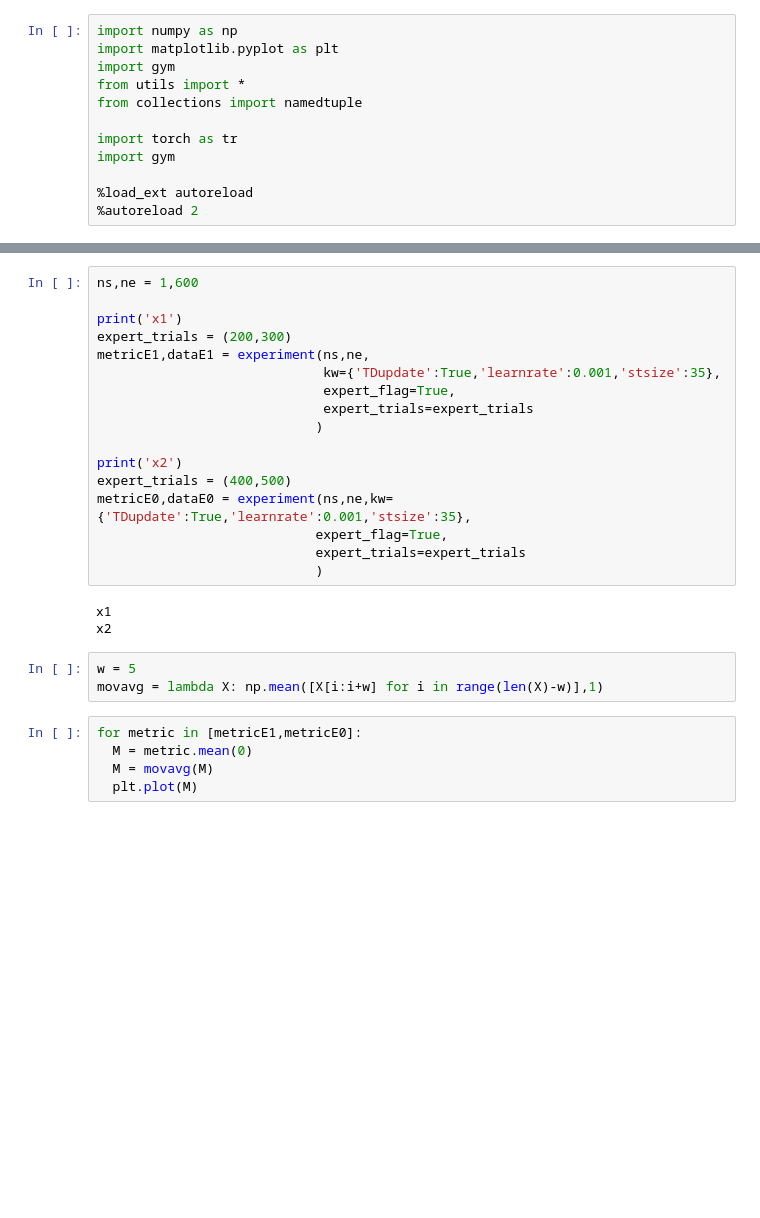
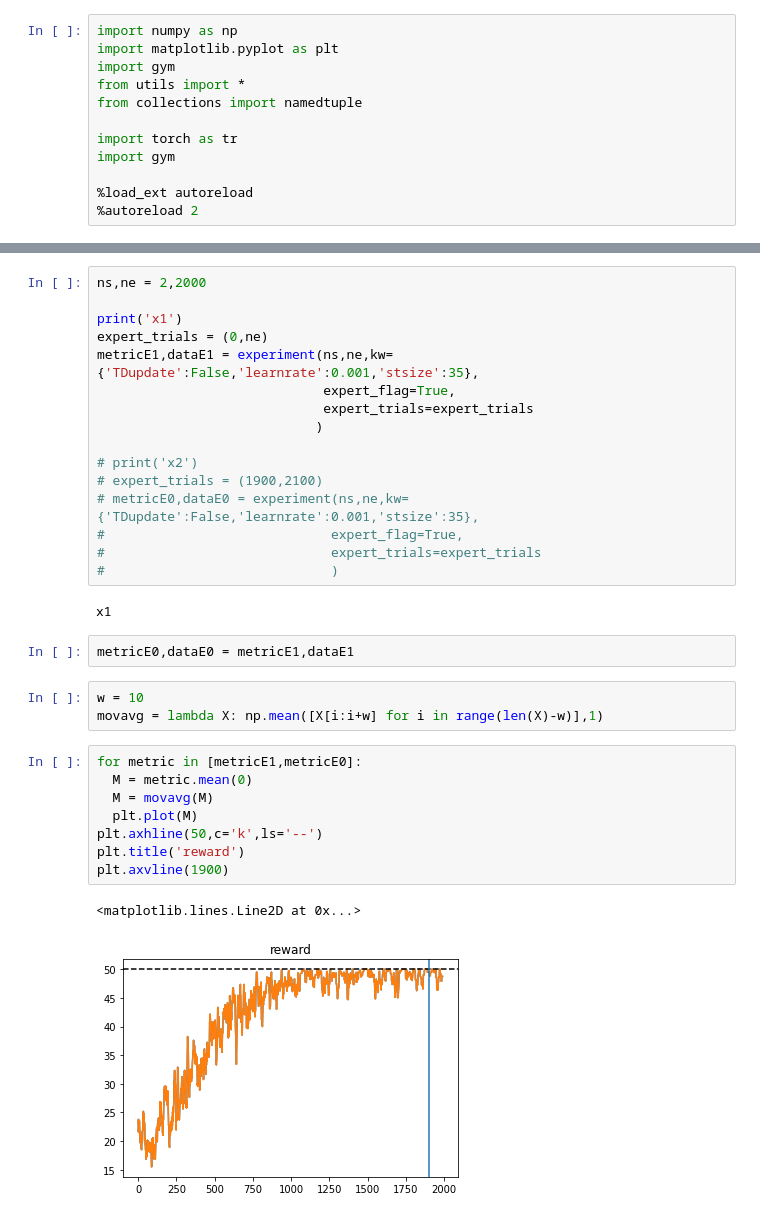
Before and after one commit to andrebeu/obs-learning, a Jupyter notebook: main.ipynb, the cells around one changed output, grey strips where cells are left out. Cells and saved outputs as stored; diff of their text form; blank space fills up the shorter version.

```diff
--- a/main.ipynb
+++ b/main.ipynb
@@ -67,33 +73,39 @@ def experiment(nseeds,neps,kw={},expert_flag=True,expert_trials=None):
       data[3,s,e] = is_weight.prod()
   return metric,data
 # %%
-ns,ne = 1,600
+ns,ne = 2,2000
 
 print('x1')
-expert_trials = (200,300)
-metricE1,dataE1 = experiment(ns,ne,
-                             kw={'TDupdate':True,'learnrate':0.001,'stsize':35},
+expert_trials = (0,ne)
+metricE1,dataE1 = experiment(ns,ne,kw={'TDupdate':False,'learnrate':0.001,'stsize':35},
                              expert_flag=True,
                              expert_trials=expert_trials
                             )
 
-print('x2')
-expert_trials = (400,500)
-metricE0,dataE0 = experiment(ns,ne,kw={'TDupdate':True,'learnrate':0.001,'stsize':35},
-                            expert_flag=True,
-                            expert_trials=expert_trials
-                            )
+# print('x2')
+# expert_trials = (1900,2100)
+# metricE0,dataE0 = experiment(ns,ne,kw={'TDupdate':False,'learnrate':0.001,'stsize':35},
+#                             expert_flag=True,
+#                             expert_trials=expert_trials
+#                             )
 # %% [output]
 x1
-x2
+# %%
+metricE0,dataE0 = metricE1,dataE1
 # %%
-w = 5
+w = 10
 movavg = lambda X: np.mean([X[i:i+w] for i in range(len(X)-w)],1)
 # %%
 for metric in [metricE1,metricE0]:
   M = metric.mean(0)
   M = movavg(M)
   plt.plot(M)
+plt.axhline(50,c='k',ls='--')
+plt.title('reward')
+plt.axvline(1900)
+# %% [output]
+<matplotlib.lines.Line2D at 0x...>
+[figure, added]
 # %%
 for data in [dataE1,dataE0]:
   M = data[0].mean(0)
```
Also changed, not shown: parts of 8 cells of this notebook, 19 other files.
